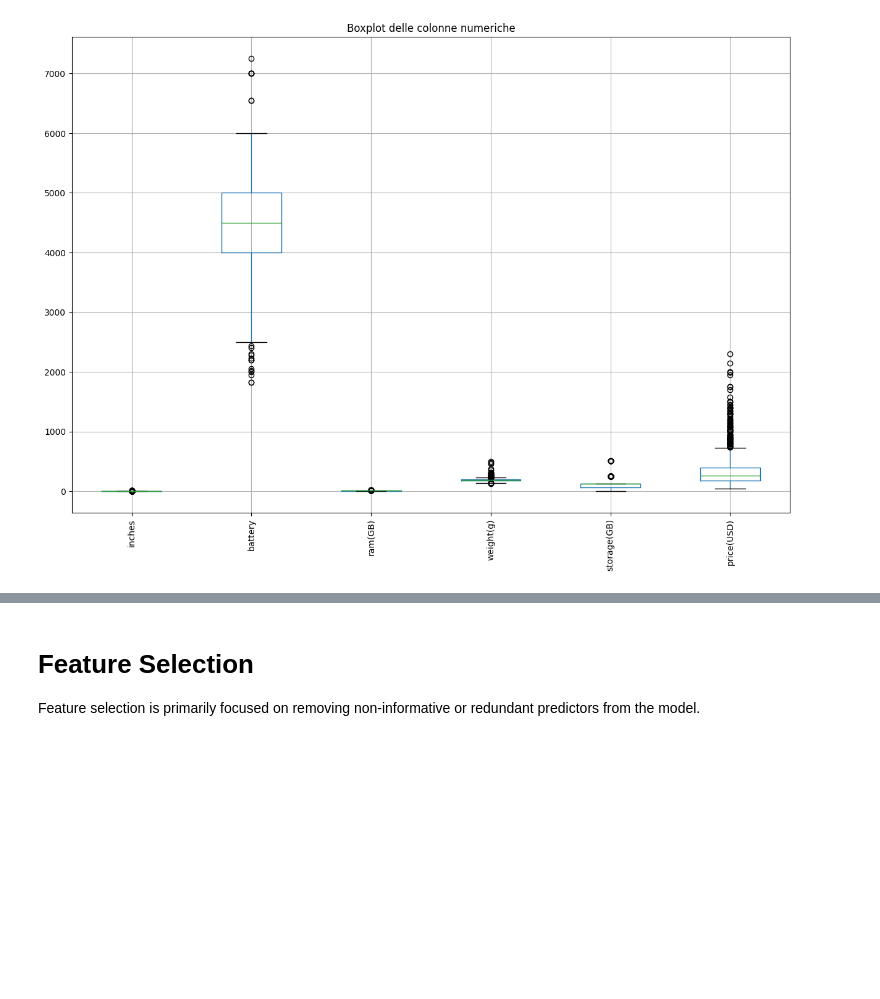
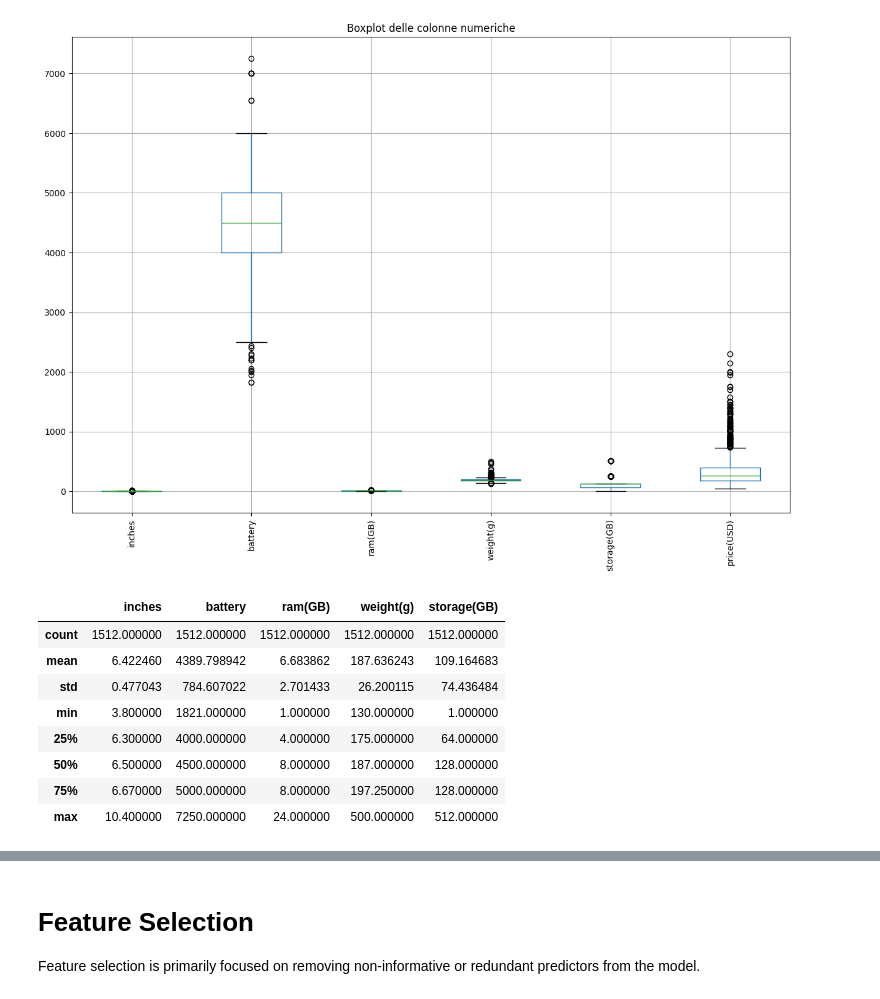
Before and after one commit to vincenzorrei/EDU-FeatureSelection, a Jupyter notebook: main.ipynb, the cells around one changed output, grey strips where cells are left out. Drawn from its saved outputs; the diff is of its cells as text; code cells hidden in the pictures; blank space fills up the shorter version.

```diff
--- a/main.ipynb
+++ b/main.ipynb
@@ -174,3 +174,15 @@ plt.title('Boxplot delle colonne numeriche')
 plt.show()
 # %% [output]
 [figure]
+# %%
+X.describe()
+# %% [output]
+|  | inches | battery | ram(GB) | weight(g) | storage(GB) |
+| count | 1512.000000 | 1512.000000 | 1512.000000 | 1512.000000 | 1512.000000 |
+| mean | 6.422460 | 4389.798942 | 6.683862 | 187.636243 | 109.164683 |
+| std | 0.477043 | 784.607022 | 2.701433 | 26.200115 | 74.436484 |
+| min | 3.800000 | 1821.000000 | 1.000000 | 130.000000 | 1.000000 |
+| 25% | 6.300000 | 4000.000000 | 4.000000 | 175.000000 | 64.000000 |
+| 50% | 6.500000 | 4500.000000 | 8.000000 | 187.000000 | 128.000000 |
+| 75% | 6.670000 | 5000.000000 | 8.000000 | 197.250000 | 128.000000 |
+| max | 10.400000 | 7250.000000 | 24.000000 | 500.000000 | 512.000000 |
```
Also changed, not shown: parts of 3 cells of this notebook.
